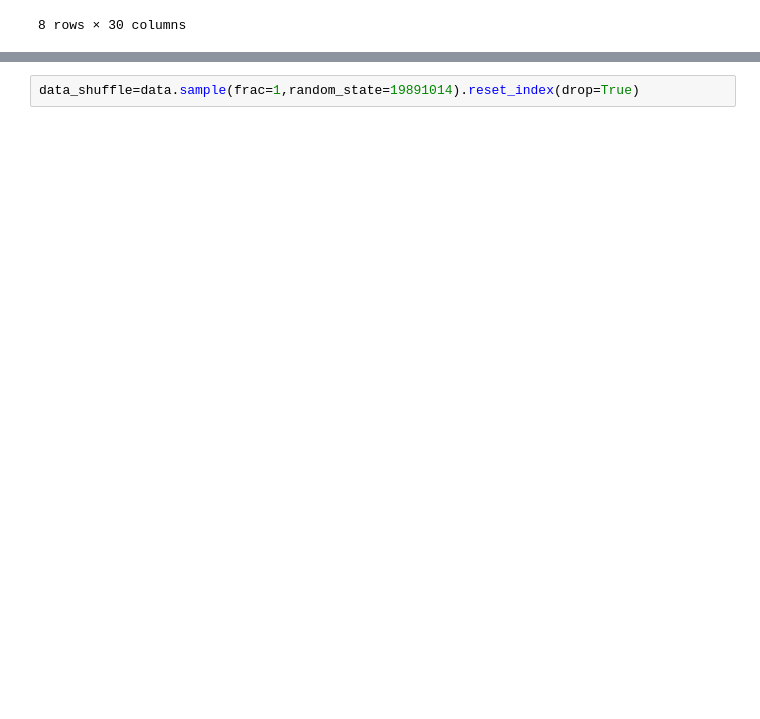
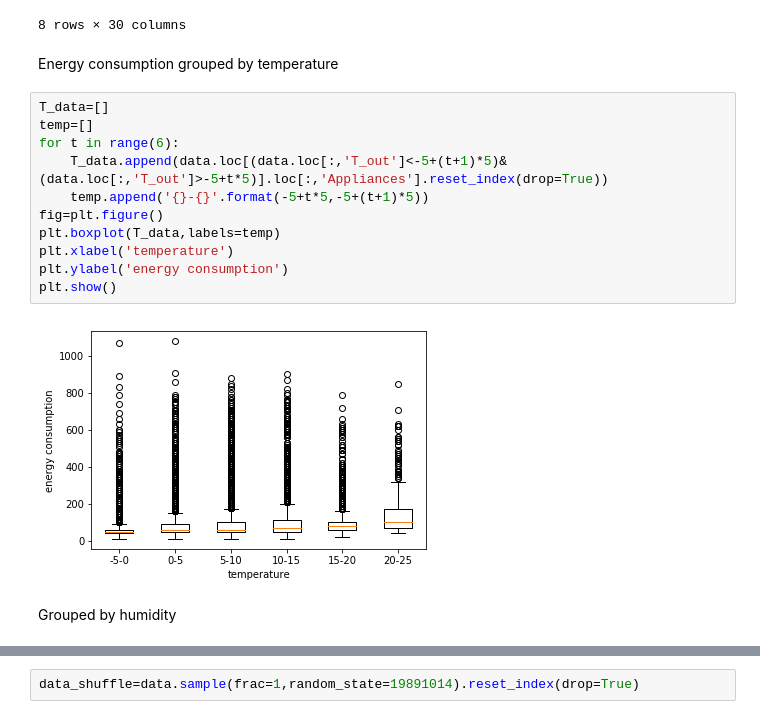
Before and after one commit to nidhalrahali/SDS385-Statistical-Models-for-Big-Data, a Jupyter notebook: Final project/Final project.ipynb, the cells around one changed output, grey strips where cells are left out. Saved outputs shown, nothing was run; the diff lists cells and outputs as text; blank space fills up the shorter version.

```diff
--- a/Final project/Final project.ipynb
+++ b/Final project/Final project.ipynb
@@ -46,3 +67,20 @@ data.describe()
 | 75% | 100.000000 | 0.000000 | 22.600000 | 43.066667 | 21.500000 | 43.260000 | 23.290000 | 41.760000 | 22.100000 | 42.156667 | ... | ... |
 | max | 1080.000000 | 70.000000 | 26.260000 | 63.360000 | 29.856667 | 56.026667 | 29.236000 | 50.163333 | 26.200000 | 51.090000 | ... | ... |
 8 rows × 30 columns
+# %% [markdown]
+Energy consumption grouped by temperature
+# %%
+T_data=[]
+temp=[]
+for t in range(6):
+    T_data.append(data.loc[(data.loc[:,'T_out']<-5+(t+1)*5)&(data.loc[:,'T_out']>-5+t*5)].loc[:,'Appliances'].reset_index(drop=True))
+    temp.append('{}-{}'.format(-5+t*5,-5+(t+1)*5))
+fig=plt.figure()
+plt.boxplot(T_data,labels=temp)
+plt.xlabel('temperature')
+plt.ylabel('energy consumption')
+plt.show()
+# %% [output]
+[figure, added]
+# %% [markdown]
+Grouped by humidity
```
Also changed, not shown: parts of 52 cells of this notebook.
